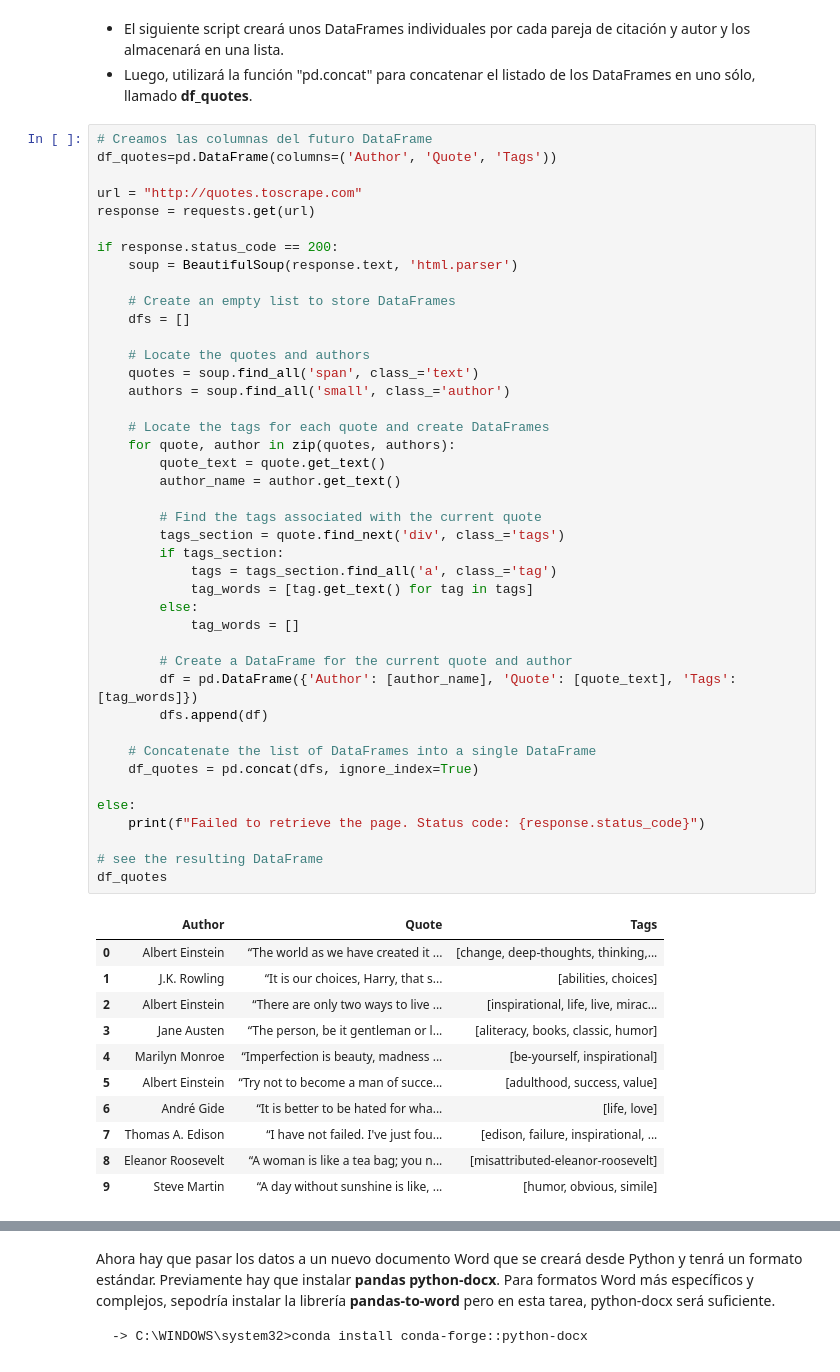
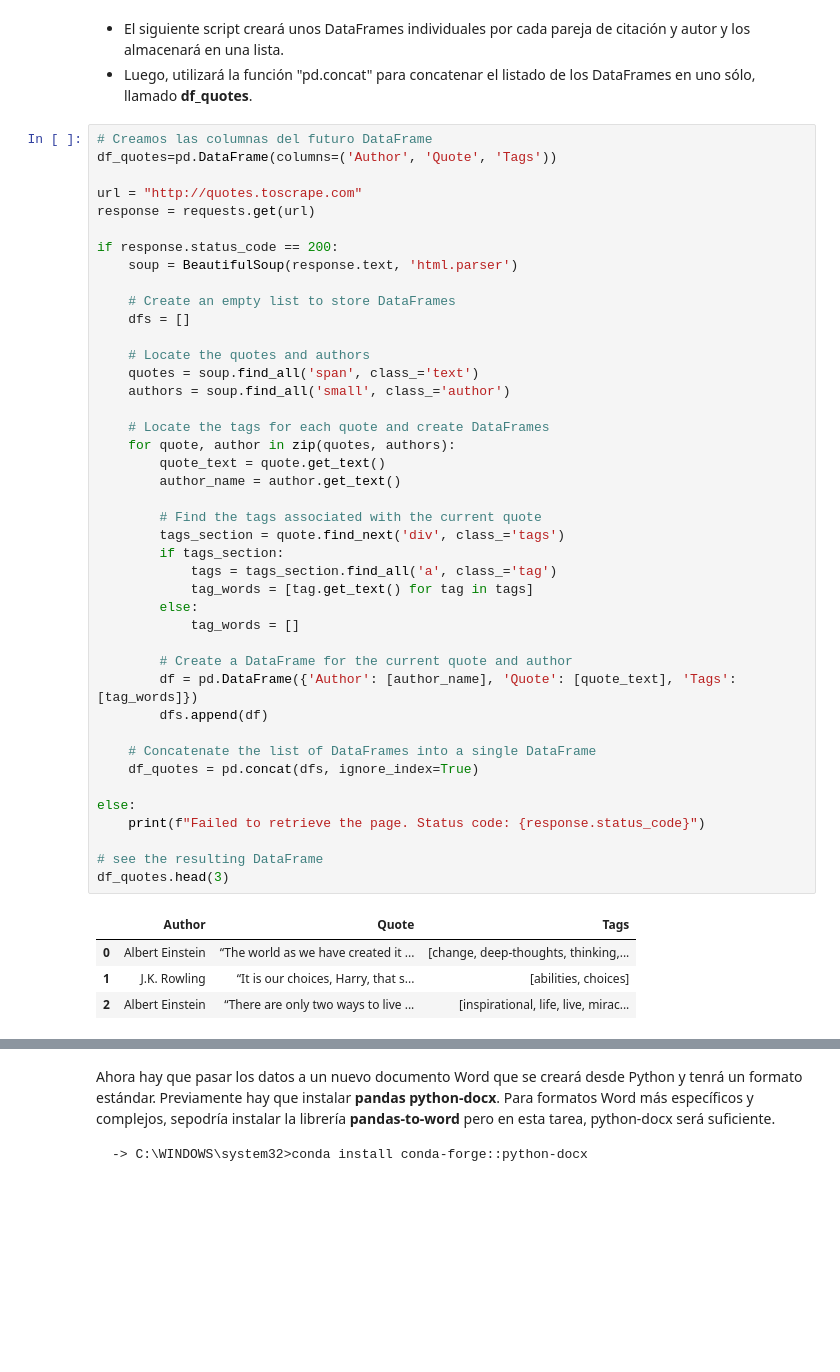
Before and after one commit to CristinaCosma/web_scraping, a Jupyter notebook: DS_M10_web-scraping.ipynb, the cells around one changed output, grey strips where cells are left out. Saved outputs shown, nothing was run; the diff lists cells and outputs as text; blank space fills up the shorter version.

```diff
--- a/DS_M10_web-scraping.ipynb
+++ b/DS_M10_web-scraping.ipynb
@@ -540,38 +593,31 @@ if response.status_code == 200:
 
     # Locate the tags for each quote and create DataFrames
     for quote, author in zip(quotes, authors):
         quote_text = quote.get_text()
         author_name = author.get_text()
 
         # Find the tags associated with the current quote
         tags_section = quote.find_next('div', class_='tags')
         if tags_section:
             tags = tags_section.find_all('a', class_='tag')
             tag_words = [tag.get_text() for tag in tags]
         else:
             tag_words = []
 
         # Create a DataFrame for the current quote and author
         df = pd.DataFrame({'Author': [author_name], 'Quote': [quote_text], 'Tags': [tag_words]})
         dfs.append(df)
 
     # Concatenate the list of DataFrames into a single DataFrame
     df_quotes = pd.concat(dfs, ignore_index=True)
 
 else:
     print(f"Failed to retrieve the page. Status code: {response.status_code}")
 
 # see the resulting DataFrame
-df_quotes
+df_quotes.head(3)
 # %% [output]
 |  | Author | Quote | Tags |
 | 0 | Albert Einstein | “The world as we have created it ... | [change, deep-thoughts, thinking,... |
 | 1 | J.K. Rowling | “It is our choices, Harry, that s... | [abilities, choices] |
 | 2 | Albert Einstein | “There are only two ways to live ... | [inspirational, life, live, mirac... |
-| 3 | Jane Austen | “The person, be it gentleman or l... | [aliteracy, books, classic, humor] |
-| 4 | Marilyn Monroe | “Imperfection is beauty, madness ... | [be-yourself, inspirational] |
-| 5 | Albert Einstein | “Try not to become a man of succe... | [adulthood, success, value] |
-| 6 | André Gide | “It is better to be hated for wha... | [life, love] |
-| 7 | Thomas A. Edison | “I have not failed. I've just fou... | [edison, failure, inspirational, ... |
-| 8 | Eleanor Roosevelt | “A woman is like a tea bag; you n... | [misattributed-eleanor-roosevelt] |
-| 9 | Steve Martin | “A day without sunshine is like, ... | [humor, obvious, simile] |
```
Also changed, not shown: parts of 14 cells of this notebook, 2 other files.
